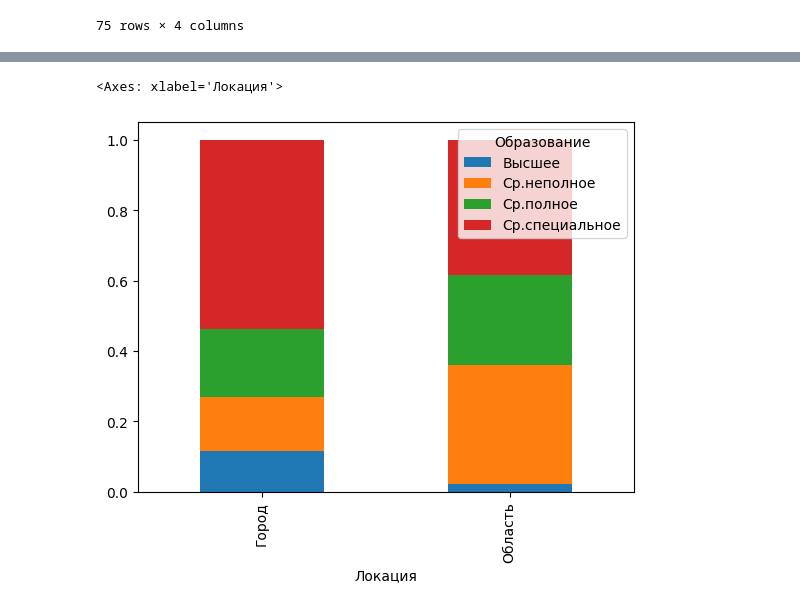
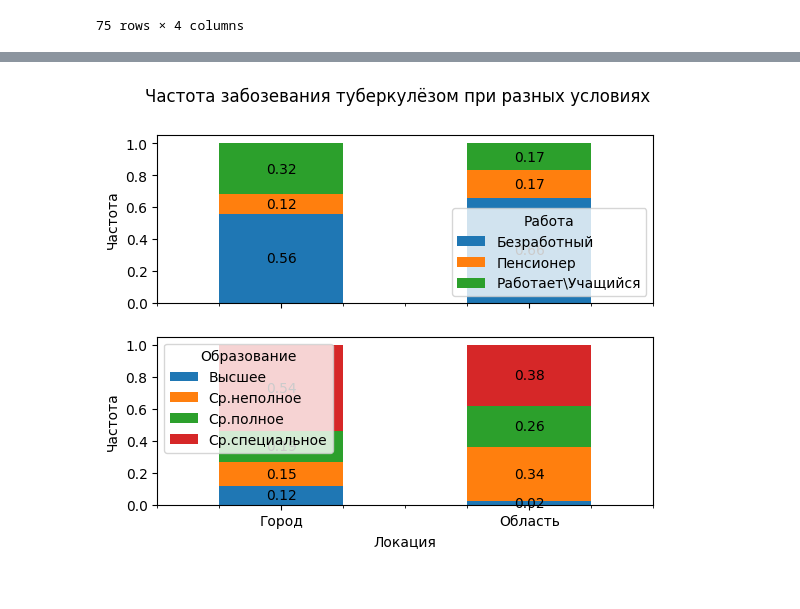
Before and after one commit to D-314/cyber-tuber, a Jupyter notebook: processing.ipynb, the cells around one changed output, grey strips where cells are left out. Cells and saved outputs as stored; diff of their text form; code cells hidden in the pictures.

Commit message:
нарисовал пару графиков с помощью ChatGPT

```diff
--- a/processing.ipynb
+++ b/processing.ipynb
@@ -69,9 +60,39 @@ counts.unstack().plot(kind='bar', stacked=True)
-# %%
-# группируем по первому столбцу и считаем частоту появления значений во втором столбце
-counts = df.groupby('Локация')['Образование'].value_counts(normalize=True)
-
-# строим график
-counts.unstack().plot(kind='bar', stacked=True)
-# %% [output]
-<Axes: xlabel='Локация'>
-[figure, removed]
+# %%
+# Строим два графика в разных областях графика
+fig, (ax1, ax2) = plt.subplots(nrows=2, sharex=True)
+#df.groupby('Локация')['Работа'].value_counts(normalize=True).unstack().plot(kind='bar', stacked=True, ax=ax1)
+#df.groupby('Локация')['Образование'].value_counts(normalize=True).unstack().plot(kind='bar', stacked=True, ax=ax2)
+
+# Группируем данные по столбцу 'Локация'
+grouped = df.groupby('Локация')
+
+# Получаем частоту появления значений в столбце 'Работа'
+work_freq = grouped['Работа'].value_counts(normalize=True).unstack()
+
+# Получаем частоту появления значений в столбце 'Образование'
+edu_freq = grouped['Образование'].value_counts(normalize=True).unstack()
+
+# Строим первый график
+work_freq.plot(kind='bar', stacked=True, ax=ax1)
+ax1.set_ylabel('Частота')
+#ax1.set_title('Работа')
+
+# Добавляем надписи с частотой появления значений на первый график
+for i in ax1.containers:
+    ax1.bar_label(i, label_type='center', labels=[f'{x:.2f}' for x in i.datavalues])
+
+# Строим второй график
+edu_freq.plot(kind='bar', stacked=True, ax=ax2)
+ax2.set_ylabel('Частота')
+#ax2.set_title('Образование')
+ax2.set_xticklabels(ax2.get_xticklabels(), rotation=0)
+
+# Добавляем надписи с частотой появления значений на второй график
+for i in ax2.containers:
+    ax2.bar_label(i, label_type='center', labels=[f'{x:.2f}' for x in i.datavalues])
+
+# Добавляем заголовок для всего рисунка
+plt.suptitle('Частота забозевания туберкулёзом при разных условиях')
+plt.show()
+# %% [output]
+[figure, added]
```
Also changed, not shown: parts of 1 cell of this notebook.
